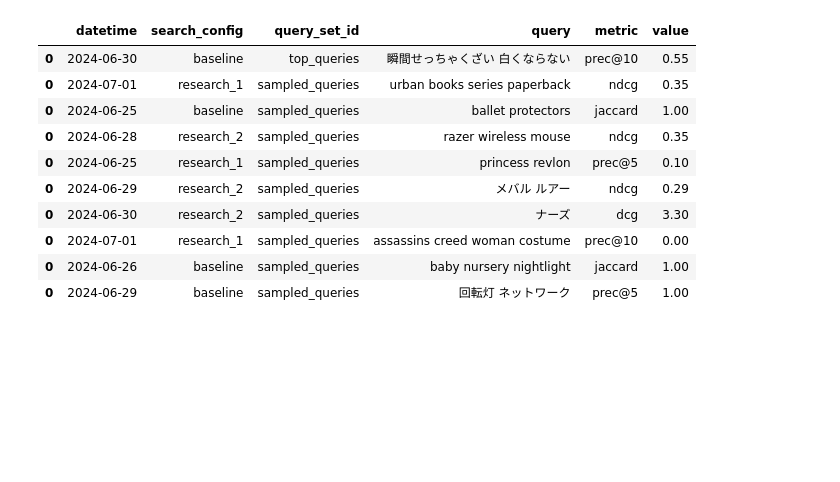
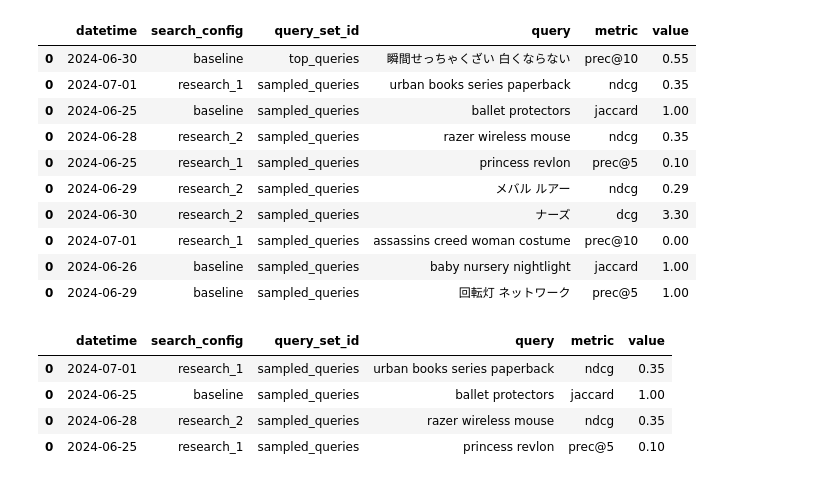
Before and after one commit to o19s/opensearch-search-quality-evaluation, a Jupyter notebook: search-evaluation-framework/opensearch-dashboard-prototyping/1_create_queries_judgments_and_metrics.ipynb, the cells around one changed output. Drawn from its saved outputs; the diff is of its cells as text; code cells hidden in the pictures; blank space fills up the shorter version.

```diff
--- a/search-evaluation-framework/opensearch-dashboard-prototyping/1_create_queries_judgments_and_metrics.ipynb
+++ b/search-evaluation-framework/opensearch-dashboard-prototyping/1_create_queries_judgments_and_metrics.ipynb
@@ -324,5 +324,13 @@ df_metrics.sample(10)
 | 0 | 2024-07-01 | research_1 | sampled_queries | assassins creed woman costume | prec@10 | 0.00 |
 | 0 | 2024-06-26 | baseline | sampled_queries | baby nursery nightlight | jaccard | 1.00 |
 | 0 | 2024-06-29 | baseline | sampled_queries | 回転灯 ネットワーク | prec@5 | 1.00 |
+# %%
+_16.iloc[1:5]
+# %% [output]
+|  | datetime | search_config | query_set_id | query | metric | value |
+| 0 | 2024-07-01 | research_1 | sampled_queries | urban books series paperback | ndcg | 0.35 |
+| 0 | 2024-06-25 | baseline | sampled_queries | ballet protectors | jaccard | 1.00 |
+| 0 | 2024-06-28 | research_2 | sampled_queries | razer wireless mouse | ndcg | 0.35 |
+| 0 | 2024-06-25 | research_1 | sampled_queries | princess revlon | prec@5 | 0.10 |
 # %%
 df_metrics.to_csv("metrics.csv", index=False)
```
Also changed, not shown: parts of 4 cells of this notebook, 1 other file.
